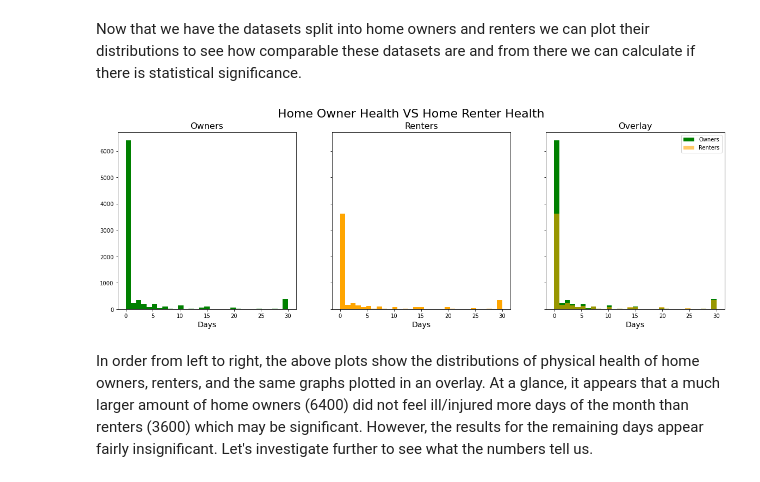
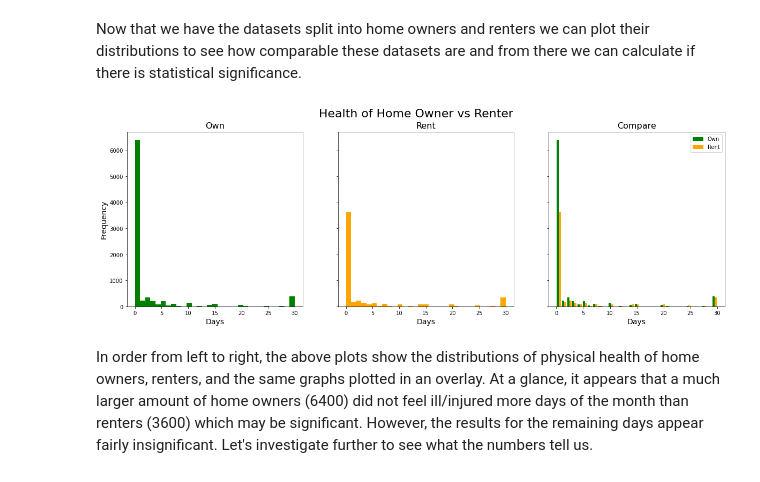
Before and after one commit to MichRad/Health-Data-Analysis, a Jupyter notebook: final_copy.ipynb, the cells around one changed output. Drawn from its saved outputs; the diff is of its cells as text; code cells hidden in the pictures.

Commit message:
rework plot code

```diff
--- a/final_copy.ipynb
+++ b/final_copy.ipynb
@@ -171,26 +171,26 @@ Now that we have the datasets split into home owners and renters we can plot the
 # %%
 fig, axes = plt.subplots(1, 3, figsize=(20, 6), sharey=True)
 
-fig.suptitle('Home Owner Health VS Home Renter Health', fontsize=22)
+fig.suptitle('Health of Home Owner vs Renter', fontsize=22)
 
 own_health = df_own['PHYSHLTH']
 rent_health = df_rent['PHYSHLTH']
 
-axes[0].hist(x=own_health, color='green', bins=31)
-axes[0].set_title('Owners', fontsize=16)
+axes[0].hist(own_health, color='green', bins=31)
+axes[0].set_title('Own', fontsize=16)
 axes[0].set_xlabel('Days', fontsize=14)
+axes[0].set_ylabel('Frequency', fontsize=14)
 
-axes[1].hist(x=rent_health, color='orange', bins=31)
-axes[1].set_title('Renters', fontsize=16)
+axes[1].hist(rent_health, color='orange', bins=31)
+axes[1].set_title('Rent', fontsize=16)
 axes[1].set_xlabel('Days', fontsize=14)
 
-axes[2].hist(x=own_health, label='Owners', color='green', stacked=True, histtype='bar', bins=31)
-axes[2].hist(x=rent_health, label='Renters', color='orange', stacked=True, histtype='bar',bins=31, alpha=.6)
-axes[2].set_title('Overlay', fontsize=16)
+axes[2].hist([own_health, rent_health], color=['green', 'orange'], bins=31)
+axes[2].set_title('Compare', fontsize=16)
 axes[2].set_xlabel('Days', fontsize=14)
-axes[2].legend(['Owners', 'Renters']);
+axes[2].legend(['Own', 'Rent']);
 # %% [output]
-[figure, old version]
+[figure, new version]
 # %% [markdown]
 In order from left to right, the above plots show the distributions of physical health of home owners, renters, and the same graphs plotted in an overlay. At a glance, it appears that a much larger amount of home owners (6400) did not feel ill/injured more days of the month than renters (3600) which may be significant. However, the results for the remaining days appear fairly insignificant. Let's investigate further to see what the numbers tell us.
 # %% [markdown]
```
